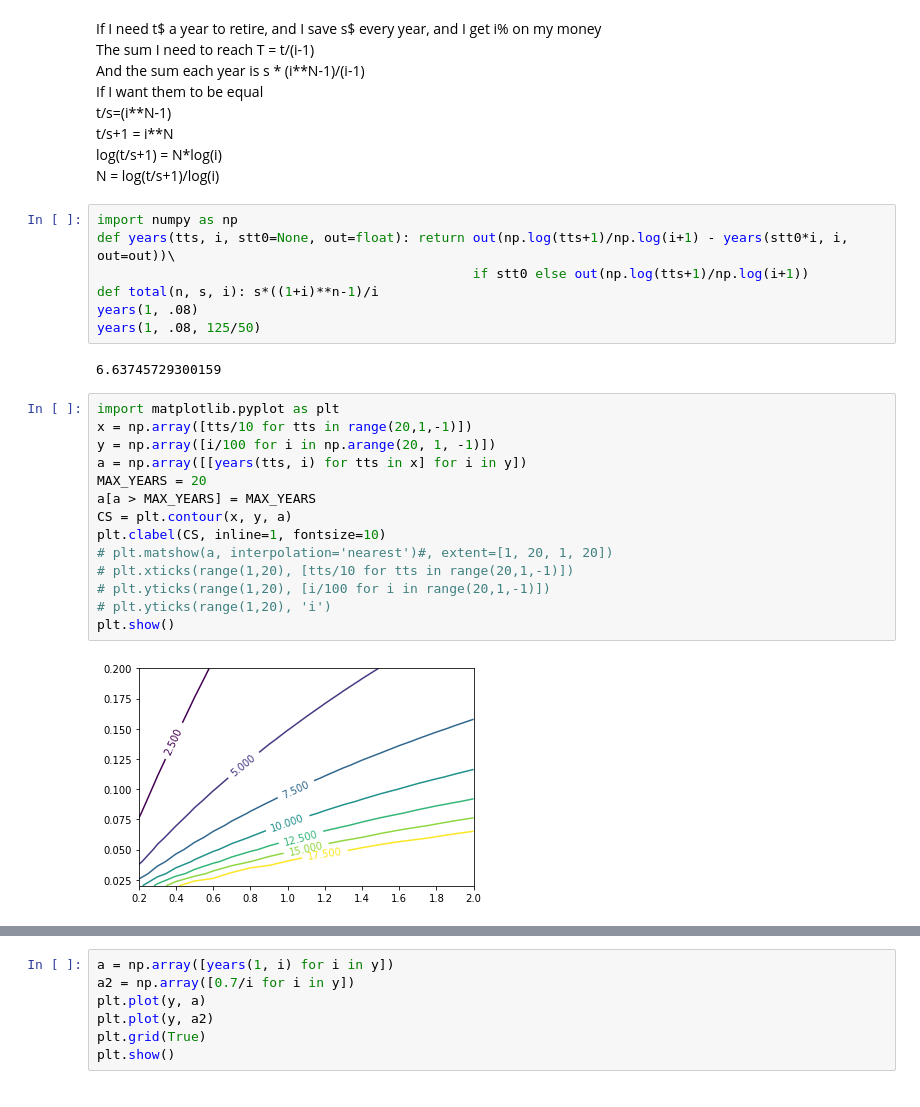
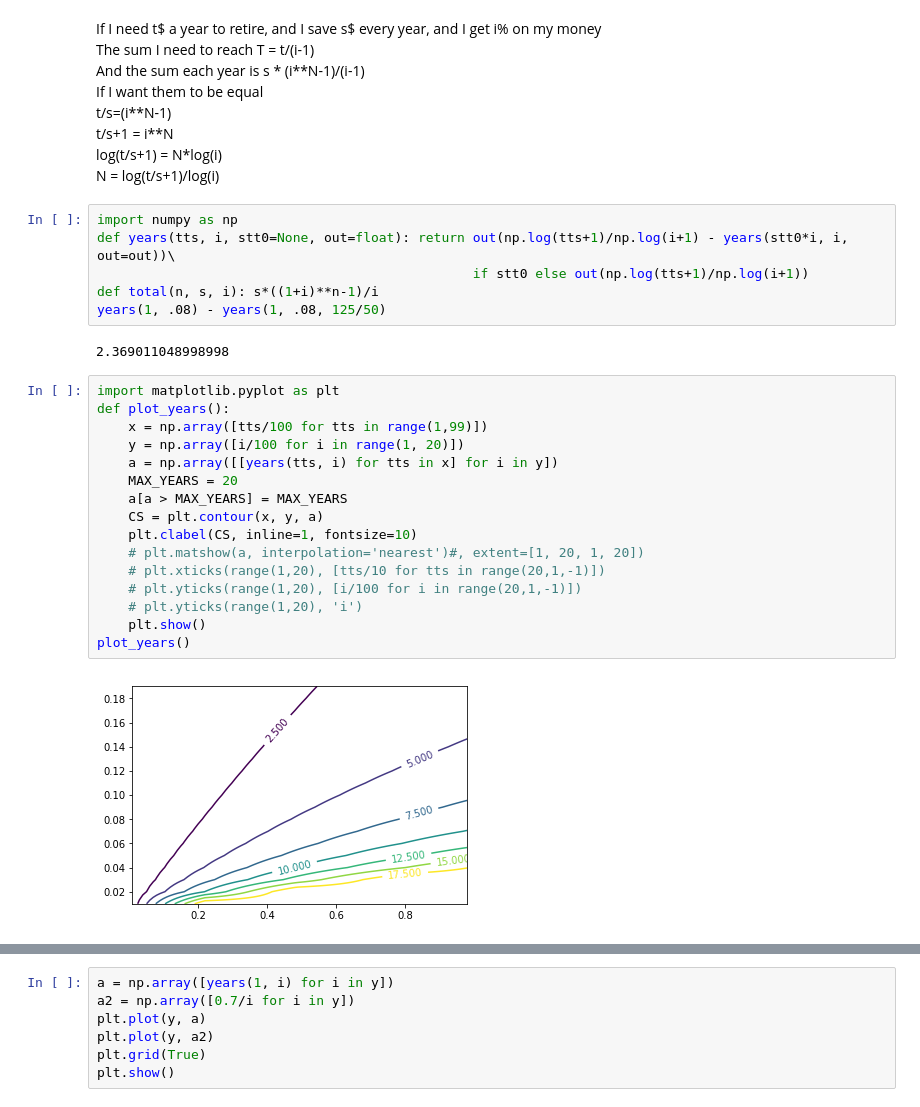
Before and after one commit to jvalansi/notebooks, a Jupyter notebook: time to freedom.ipynb, the cells around one changed output, grey strips where cells are left out. Drawn from its saved outputs; the diff is of its cells as text.

```diff
--- a/time to freedom.ipynb
+++ b/time to freedom.ipynb
@@ -54,26 +54,27 @@ import numpy as np
 def years(tts, i, stt0=None, out=float): return out(np.log(tts+1)/np.log(i+1) - years(stt0*i, i, out=out))\
                                                 if stt0 else out(np.log(tts+1)/np.log(i+1))
 def total(n, s, i): s*((1+i)**n-1)/i
-years(1, .08)
-years(1, .08, 125/50)
+years(1, .08) - years(1, .08, 125/50)
 # %% [output]
-6.63745729300159
+2.369011048998998
 # %%
 import matplotlib.pyplot as plt
-x = np.array([tts/10 for tts in range(20,1,-1)])
-y = np.array([i/100 for i in np.arange(20, 1, -1)])
-a = np.array([[years(tts, i) for tts in x] for i in y])
-MAX_YEARS = 20
-a[a > MAX_YEARS] = MAX_YEARS
-CS = plt.contour(x, y, a)
-plt.clabel(CS, inline=1, fontsize=10)
-# plt.matshow(a, interpolation='nearest')#, extent=[1, 20, 1, 20])
-# plt.xticks(range(1,20), [tts/10 for tts in range(20,1,-1)])
-# plt.yticks(range(1,20), [i/100 for i in range(20,1,-1)])
-# plt.yticks(range(1,20), 'i')
-plt.show()
+def plot_years():
+    x = np.array([tts/100 for tts in range(1,99)])
+    y = np.array([i/100 for i in range(1, 20)])
+    a = np.array([[years(tts, i) for tts in x] for i in y])
+    MAX_YEARS = 20
+    a[a > MAX_YEARS] = MAX_YEARS
+    CS = plt.contour(x, y, a)
+    plt.clabel(CS, inline=1, fontsize=10)
+    # plt.matshow(a, interpolation='nearest')#, extent=[1, 20, 1, 20])
+    # plt.xticks(range(1,20), [tts/10 for tts in range(20,1,-1)])
+    # plt.yticks(range(1,20), [i/100 for i in range(20,1,-1)])
+    # plt.yticks(range(1,20), 'i')
+    plt.show()
+plot_years()
 # %% [output]
-[figure, old version]
+[figure, new version]
 # %%
 a1 = [np.log(1+tts) for tts in x]
 plt.plot(x, a1)
```
Also changed, not shown: parts of 6 cells of this notebook, 38 other files.
